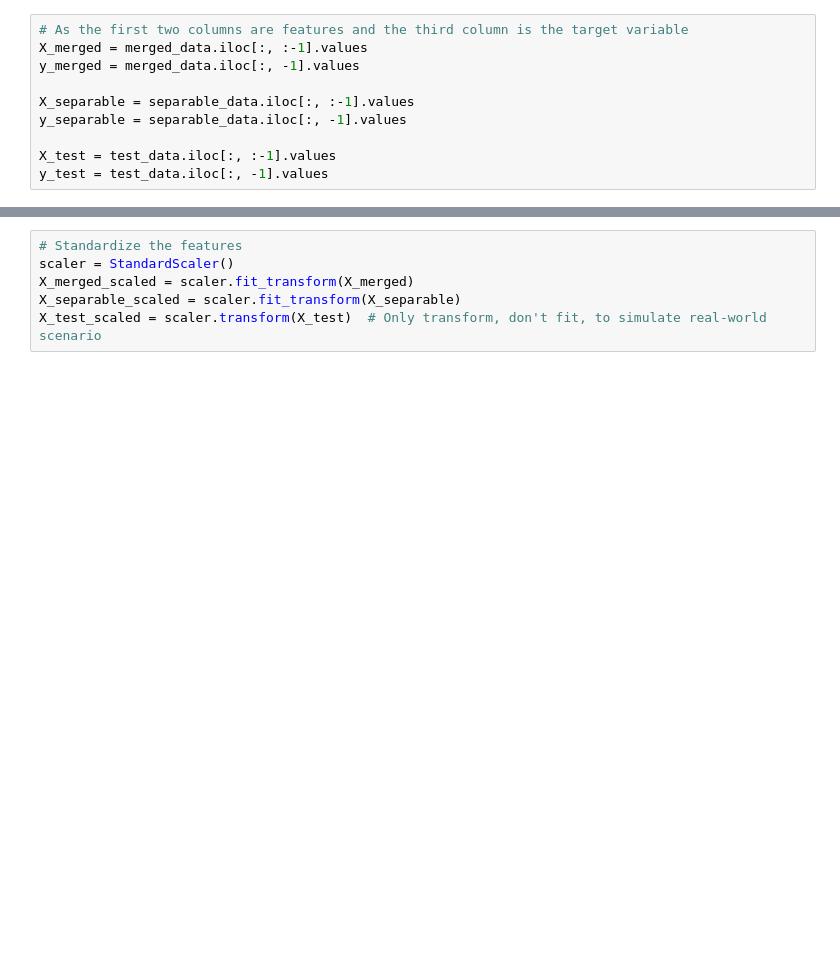
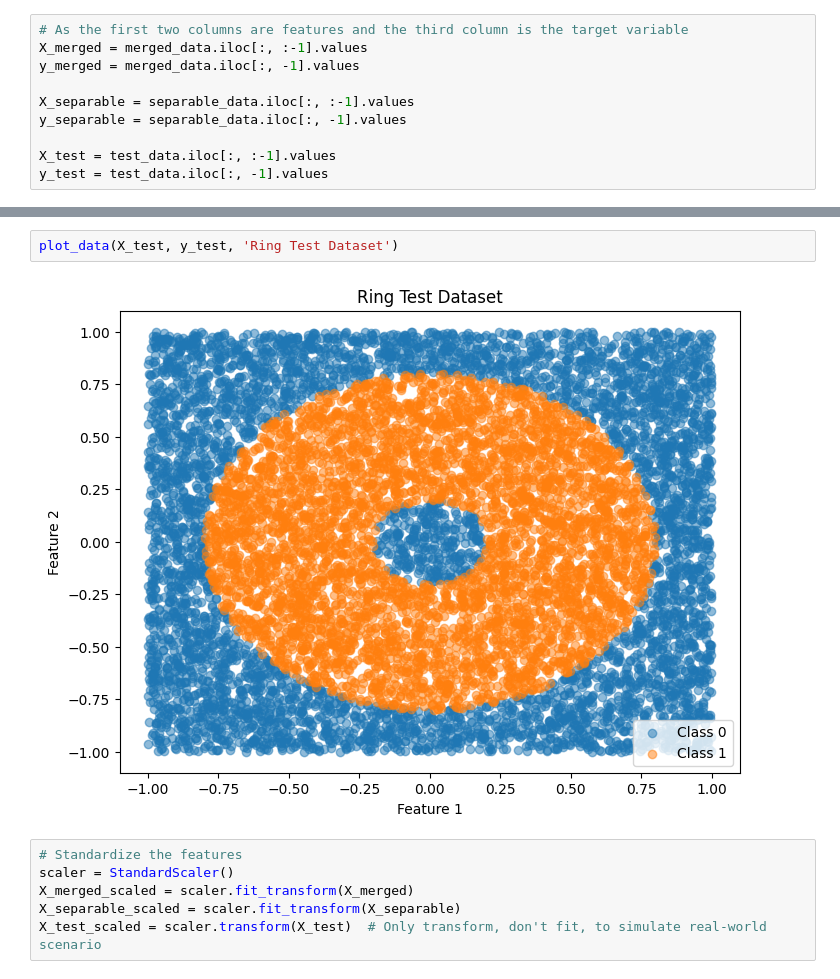
Before and after one commit to raccamateo/NEC_A2, a Jupyter notebook: ring_prep.ipynb, the cells around one changed output, grey strips where cells are left out. Saved outputs shown, nothing was run; the diff lists cells and outputs as text; blank space fills up the shorter version.

```diff
--- a/ring_prep.ipynb
+++ b/ring_prep.ipynb
@@ -50,3 +71,7 @@ y_test = test_data.iloc[:, -1].values
+# %%
+plot_data(X_test, y_test, 'Ring Test Dataset')
+# %% [output]
+[figure, added]
 # %%
 # Standardize the features
 scaler = StandardScaler()
```
Also changed, not shown: parts of 6 cells of this notebook, 5 other files.
